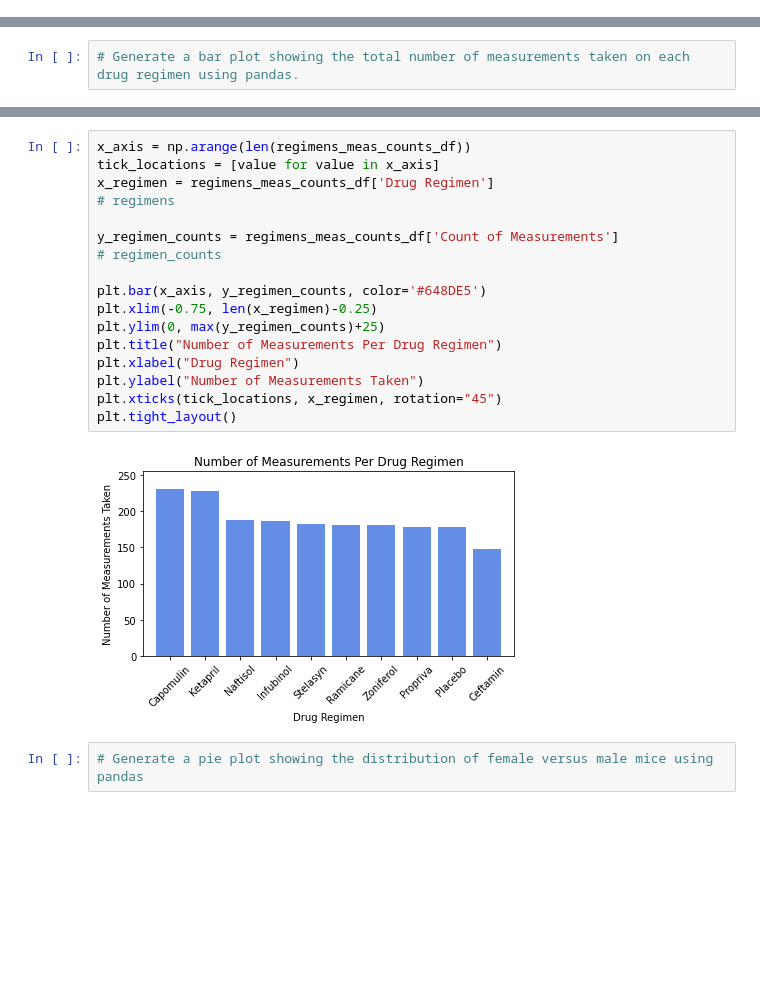
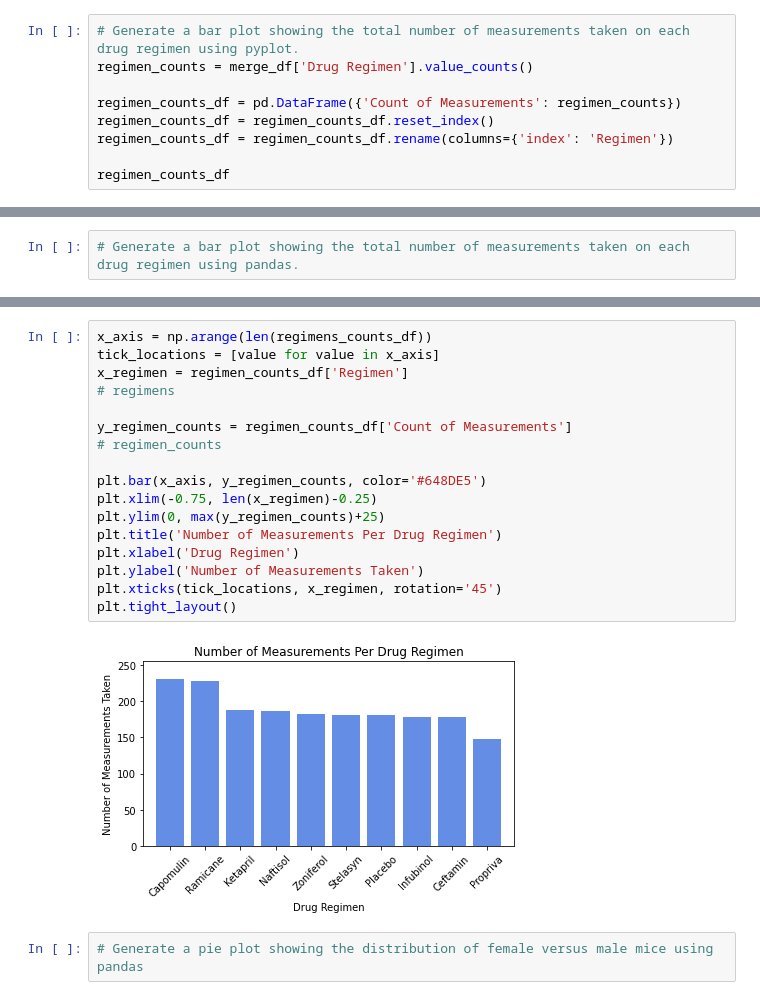
Before and after one commit to beaujeffrey03/matplotlib-challenge, a Jupyter notebook: pymaceuticals_starter.ipynb, the cells around one changed output, grey strips where cells are left out. Cells and saved outputs as stored; diff of their text form; blank space fills up the shorter version.

Commit message:
Got regimens_df sorted out. Pyplot bar done

```diff
--- a/pymaceuticals_starter.ipynb
+++ b/pymaceuticals_starter.ipynb
@@ -143,3 +143,12 @@ summary_df
 # Using the aggregation method, produce the same summary statistics in a single line
 # %% [markdown]
 ## Bar and Pie Charts
+# %%
+# Generate a bar plot showing the total number of measurements taken on each drug regimen using pyplot.
+regimen_counts = merge_df['Drug Regimen'].value_counts()
+
+regimen_counts_df = pd.DataFrame({'Count of Measurements': regimen_counts})
+regimen_counts_df = regimen_counts_df.reset_index()
+regimen_counts_df = regimen_counts_df.rename(columns={'index': 'Regimen'})
+
+regimen_counts_df
@@ -171,22 +169,22 @@ regimens_meas_counts_df
 # %%
-x_axis = np.arange(len(regimens_meas_counts_df))
+x_axis = np.arange(len(regimens_counts_df))
 tick_locations = [value for value in x_axis]
-x_regimen = regimens_meas_counts_df['Drug Regimen']
+x_regimen = regimen_counts_df['Regimen']
 # regimens
 
-y_regimen_counts = regimens_meas_counts_df['Count of Measurements']
+y_regimen_counts = regimen_counts_df['Count of Measurements']
 # regimen_counts
 
 plt.bar(x_axis, y_regimen_counts, color='#648DE5')
 plt.xlim(-0.75, len(x_regimen)-0.25)
 plt.ylim(0, max(y_regimen_counts)+25)
-plt.title("Number of Measurements Per Drug Regimen")
-plt.xlabel("Drug Regimen")
-plt.ylabel("Number of Measurements Taken")
-plt.xticks(tick_locations, x_regimen, rotation="45")
+plt.title('Number of Measurements Per Drug Regimen')
+plt.xlabel('Drug Regimen')
+plt.ylabel('Number of Measurements Taken')
+plt.xticks(tick_locations, x_regimen, rotation='45')
 plt.tight_layout()
 # %% [output]
-[figure, old version]
+[figure, new version]
 # %%
 # Generate a pie plot showing the distribution of female versus male mice using pandas
 # %%
```
Also changed, not shown: parts of 2 cells of this notebook.
